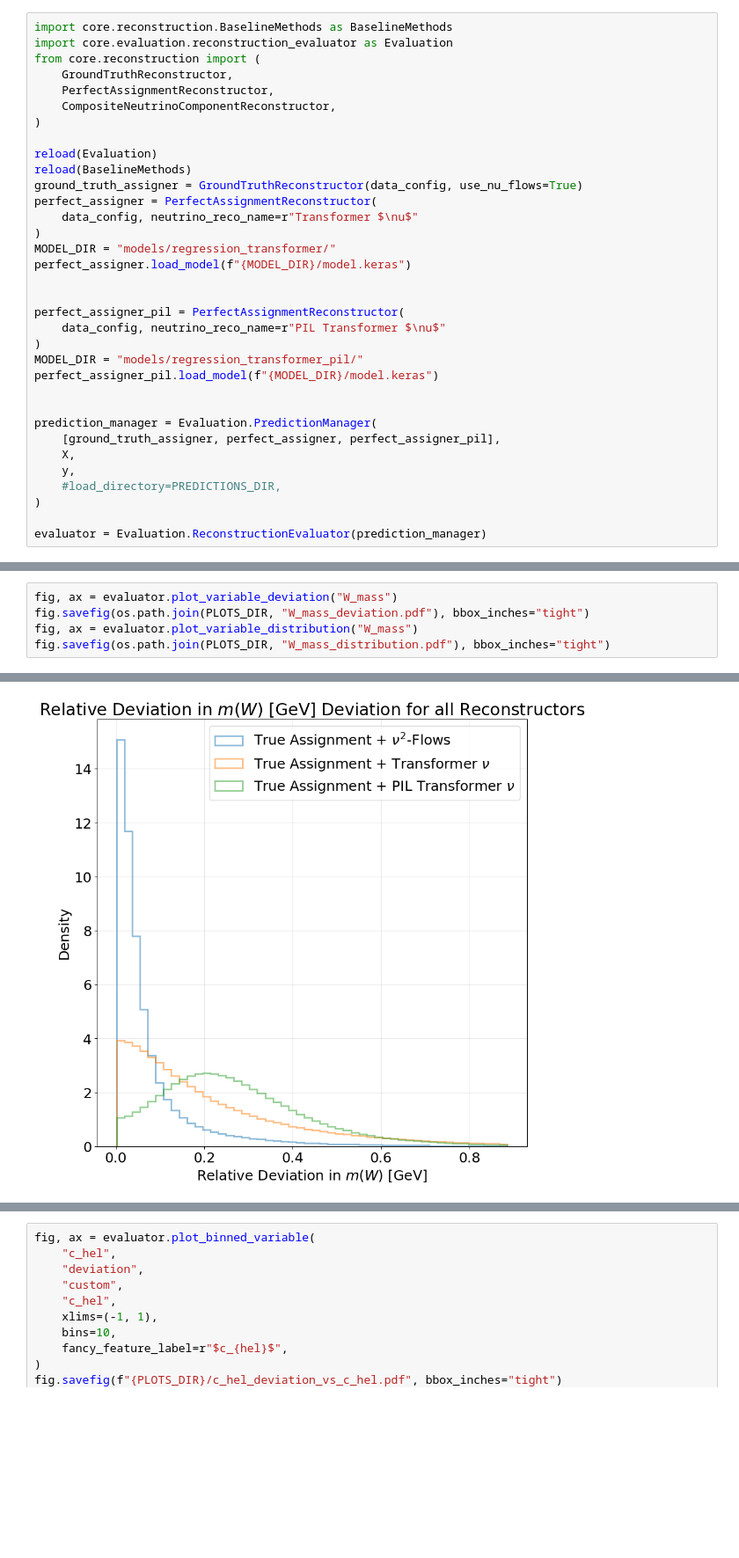
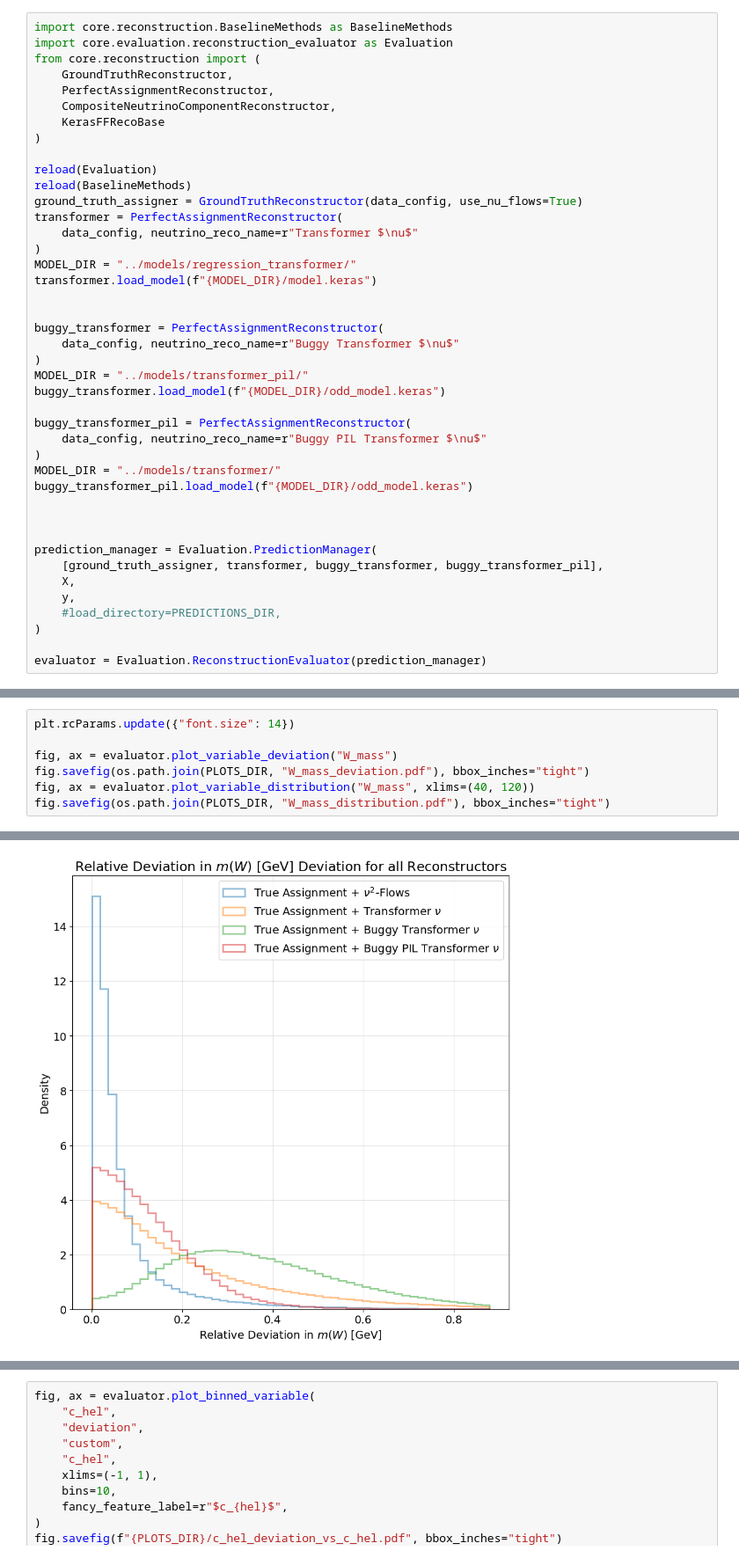
Before and after one commit to simi216/mva-trainer, a Jupyter notebook: notebooks/EvaluatePhysicsVariables.ipynb, the cells around one changed output, grey strips where cells are left out. Shown at 88% size. Cells and saved outputs as stored; diff of their text form; blank space fills up the shorter version.

```diff
--- a/notebooks/EvaluatePhysicsVariables.ipynb
+++ b/notebooks/EvaluatePhysicsVariables.ipynb
@@ -89,27 +89,35 @@ from core.reconstruction import (
     GroundTruthReconstructor,
     PerfectAssignmentReconstructor,
     CompositeNeutrinoComponentReconstructor,
+    KerasFFRecoBase
 )
 
 reload(Evaluation)
 reload(BaselineMethods)
 ground_truth_assigner = GroundTruthReconstructor(data_config, use_nu_flows=True)
-perfect_assigner = PerfectAssignmentReconstructor(
+transformer = PerfectAssignmentReconstructor(
     data_config, neutrino_reco_name=r"Transformer $\nu$"
 )
-MODEL_DIR = "models/regression_transformer/"
-perfect_assigner.load_model(f"{MODEL_DIR}/model.keras")
+MODEL_DIR = "../models/regression_transformer/"
+transformer.load_model(f"{MODEL_DIR}/model.keras")
 
 
-perfect_assigner_pil = PerfectAssignmentReconstructor(
-    data_config, neutrino_reco_name=r"PIL Transformer $\nu$"
+buggy_transformer = PerfectAssignmentReconstructor(
+    data_config, neutrino_reco_name=r"Buggy Transformer $\nu$"
 )
-MODEL_DIR = "models/regression_transformer_pil/"
-perfect_assigner_pil.load_model(f"{MODEL_DIR}/model.keras")
+MODEL_DIR = "../models/transformer_pil/"
+buggy_transformer.load_model(f"{MODEL_DIR}/odd_model.keras")
+
+buggy_transformer_pil = PerfectAssignmentReconstructor(
+    data_config, neutrino_reco_name=r"Buggy PIL Transformer $\nu$"
+)
+MODEL_DIR = "../models/transformer/"
+buggy_transformer_pil.load_model(f"{MODEL_DIR}/odd_model.keras")
+
 
 
 prediction_manager = Evaluation.PredictionManager(
-    [ground_truth_assigner, perfect_assigner, perfect_assigner_pil],
+    [ground_truth_assigner, transformer, buggy_transformer, buggy_transformer_pil],
     X,
     y,
     #load_directory=PREDICTIONS_DIR,
@@ -124,7 +141,9 @@ Training history loaded from models/regression_transformer_pil//model_history.np
 # %%
+plt.rcParams.update({"font.size": 14})
+
 fig, ax = evaluator.plot_variable_deviation("W_mass")
 fig.savefig(os.path.join(PLOTS_DIR, "W_mass_deviation.pdf"), bbox_inches="tight")
-fig, ax = evaluator.plot_variable_distribution("W_mass")
+fig, ax = evaluator.plot_variable_distribution("W_mass", xlims=(40, 120))
 fig.savefig(os.path.join(PLOTS_DIR, "W_mass_distribution.pdf"), bbox_inches="tight")
 # %% [output]
 Using cached reconstructed variable 'W_mass' for reconstructor True Assignment + $\nu^2$-Flows.
@@ -133 +157 @@ Using cached reconstructed variable 'W_mass' for reconstructor True Assignment +
-[figure, old version]
+[figure, new version]
```
Also changed, not shown: parts of 5 cells of this notebook, 15 other files.
